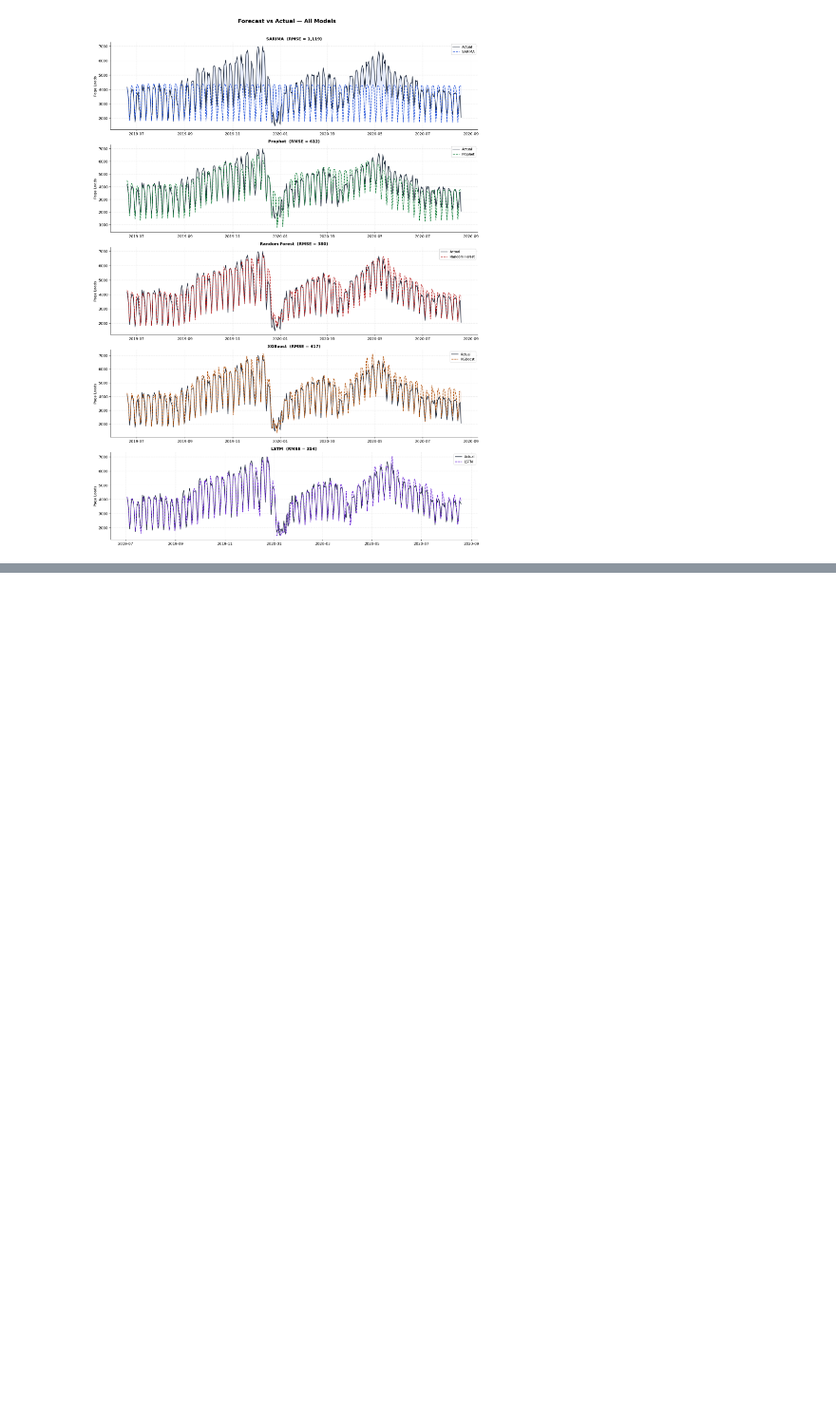
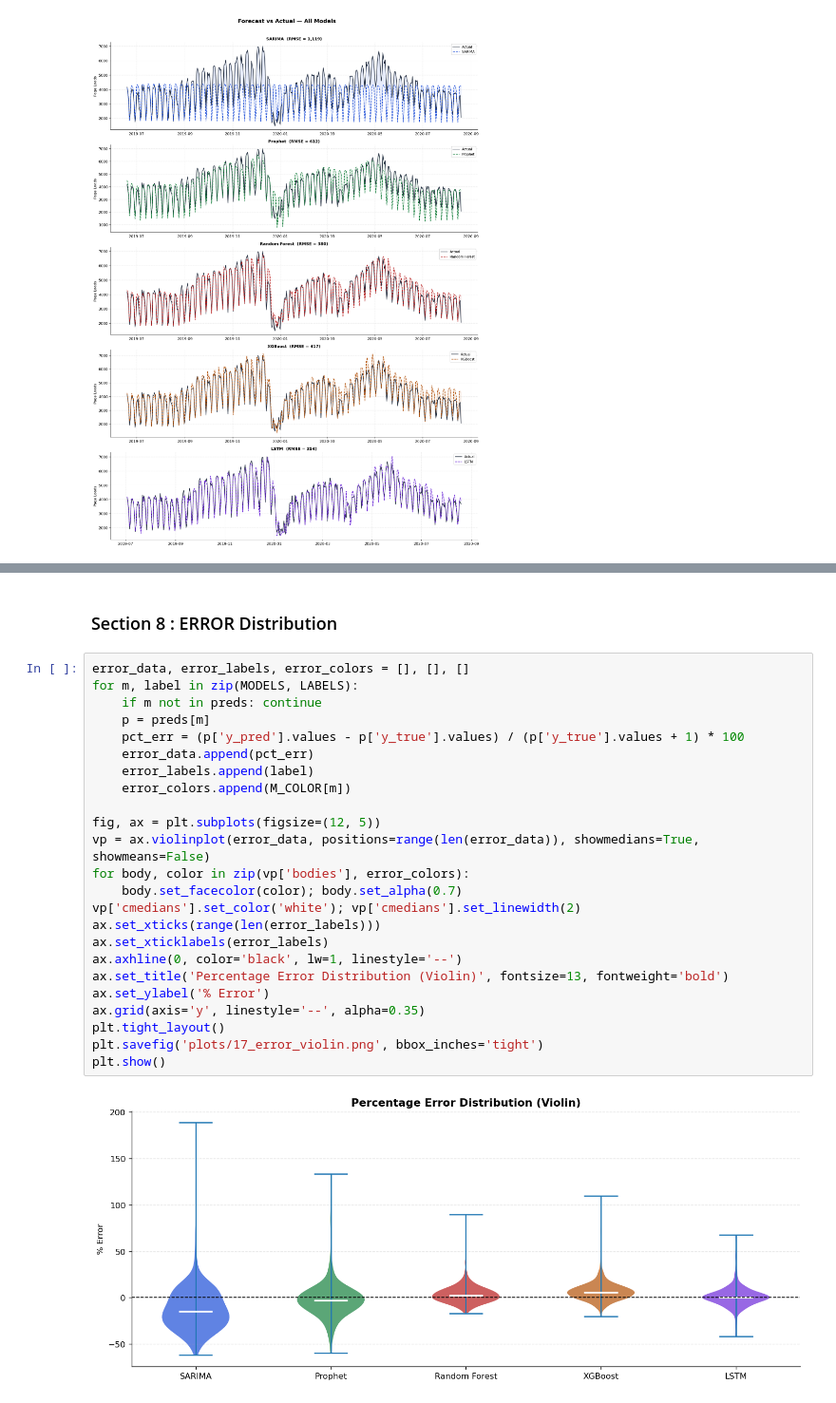
Before and after one commit to afeefanver/Website-Traffic-Forecasting, a Jupyter notebook: Model Evaluation (Website).ipynb, the cells around one changed output, grey strips where cells are left out. Shown at 95% size. Drawn from its saved outputs; the diff is of its cells as text; blank space fills up the shorter version.

```diff
--- a/Model Evaluation (Website).ipynb
+++ b/Model Evaluation (Website).ipynb
@@ -140,0 +217,28 @@ plt.show()
+# %% [markdown]
+### Section 8 : ERROR Distribution
+# %%
+error_data, error_labels, error_colors = [], [], []
+for m, label in zip(MODELS, LABELS):
+    if m not in preds: continue
+    p = preds[m]
+    pct_err = (p['y_pred'].values - p['y_true'].values) / (p['y_true'].values + 1) * 100
+    error_data.append(pct_err)
+    error_labels.append(label)
+    error_colors.append(M_COLOR[m])
+
+fig, ax = plt.subplots(figsize=(12, 5))
+vp = ax.violinplot(error_data, positions=range(len(error_data)), showmedians=True, showmeans=False)
+for body, color in zip(vp['bodies'], error_colors):
+    body.set_facecolor(color); body.set_alpha(0.7)
+vp['cmedians'].set_color('white'); vp['cmedians'].set_linewidth(2)
+ax.set_xticks(range(len(error_labels)))
+ax.set_xticklabels(error_labels)
+ax.axhline(0, color='black', lw=1, linestyle='--')
+ax.set_title('Percentage Error Distribution (Violin)', fontsize=13, fontweight='bold')
+ax.set_ylabel('% Error')
+ax.grid(axis='y', linestyle='--', alpha=0.35)
+plt.tight_layout()
+plt.savefig('plots/17_error_violin.png', bbox_inches='tight')
+plt.show()
+# %% [output]
+[figure, added]
```
Also changed, not shown: parts of 9 cells of this notebook.
